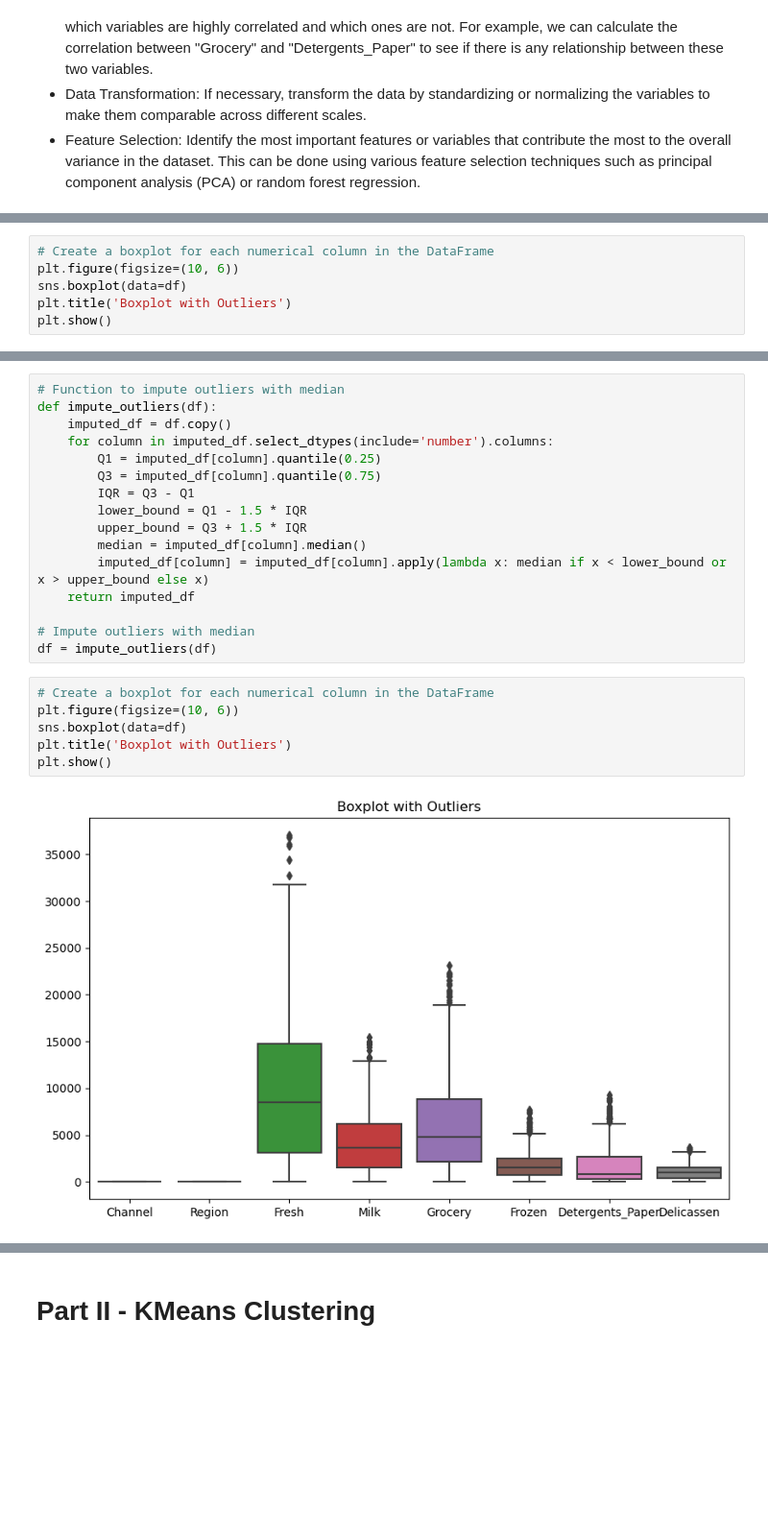
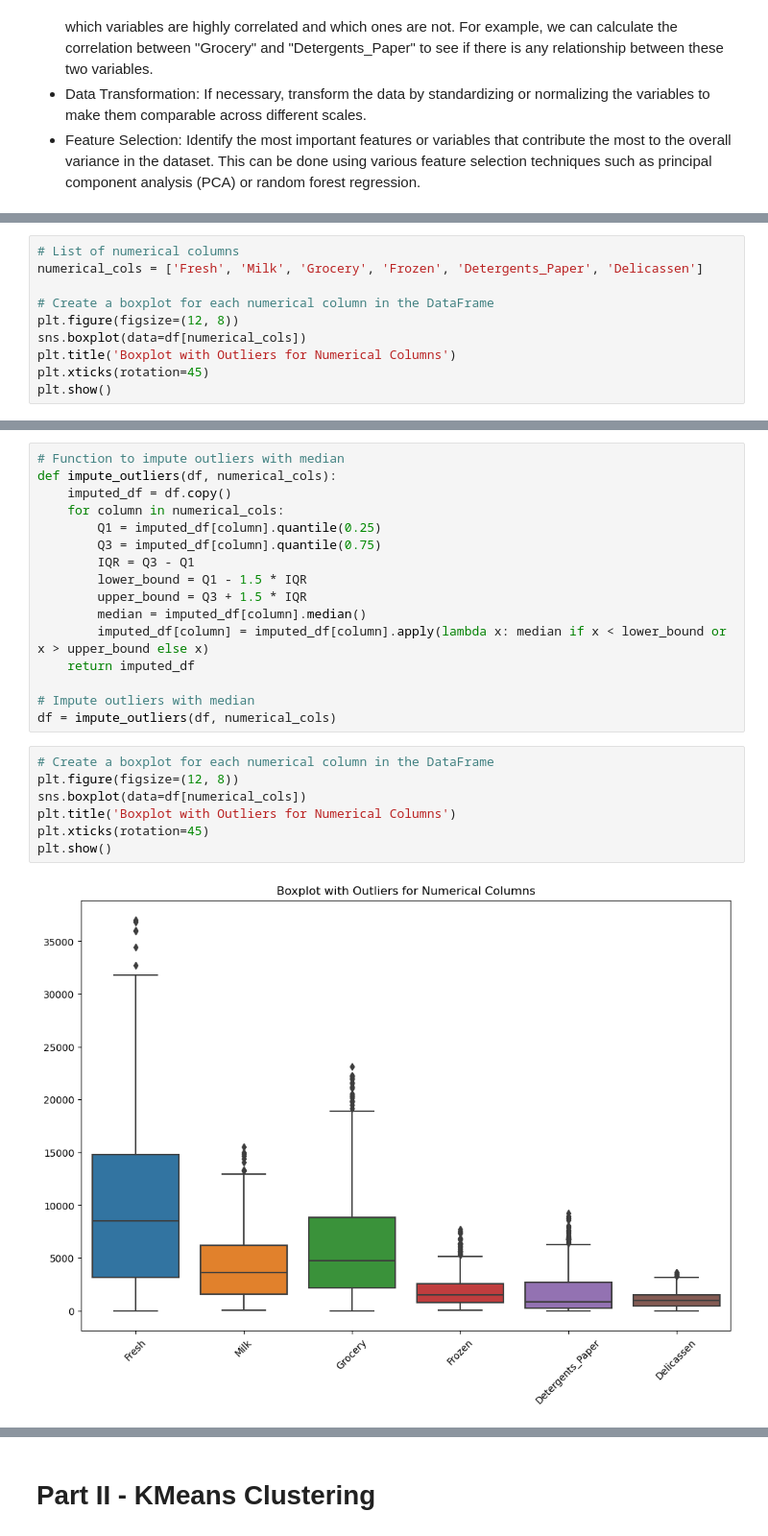
Before and after one commit to rdebullain/ML-Unsupervised, a Jupyter notebook: notebooks/unsupervised_learning_project.ipynb, the cells around one changed output, grey strips where cells are left out. Shown at 96% size. Saved outputs shown, nothing was run; the diff lists cells and outputs as text; blank space fills up the shorter version.

```diff
--- a/notebooks/unsupervised_learning_project.ipynb
+++ b/notebooks/unsupervised_learning_project.ipynb
@@ -70,7 +191,11 @@ dtype: object
 # %%
+# List of numerical columns
+numerical_cols = ['Fresh', 'Milk', 'Grocery', 'Frozen', 'Detergents_Paper', 'Delicassen']
+
 # Create a boxplot for each numerical column in the DataFrame
-plt.figure(figsize=(10, 6))
-sns.boxplot(data=df)
-plt.title('Boxplot with Outliers')
+plt.figure(figsize=(12, 8))
+sns.boxplot(data=df[numerical_cols])
+plt.title('Boxplot with Outliers for Numerical Columns')
+plt.xticks(rotation=45)
 plt.show()
 # %% [output]
@@ -98,8 +223,8 @@ Count of outliers in each column:
 # %%
 # Function to impute outliers with median
-def impute_outliers(df):
+def impute_outliers(df, numerical_cols):
     imputed_df = df.copy()
-    for column in imputed_df.select_dtypes(include='number').columns:
+    for column in numerical_cols:
         Q1 = imputed_df[column].quantile(0.25)
         Q3 = imputed_df[column].quantile(0.75)
         IQR = Q3 - Q1
@@ -110,12 +235,13 @@ def impute_outliers(df):
     return imputed_df
 
 # Impute outliers with median
-df = impute_outliers(df)
+df = impute_outliers(df, numerical_cols)
 # %%
 # Create a boxplot for each numerical column in the DataFrame
-plt.figure(figsize=(10, 6))
-sns.boxplot(data=df)
-plt.title('Boxplot with Outliers')
+plt.figure(figsize=(12, 8))
+sns.boxplot(data=df[numerical_cols])
+plt.title('Boxplot with Outliers for Numerical Columns')
+plt.xticks(rotation=45)
 plt.show()
 # %% [output]
-[figure, old version]
+[figure, new version]
```
Also changed, not shown: parts of 52 cells of this notebook.
